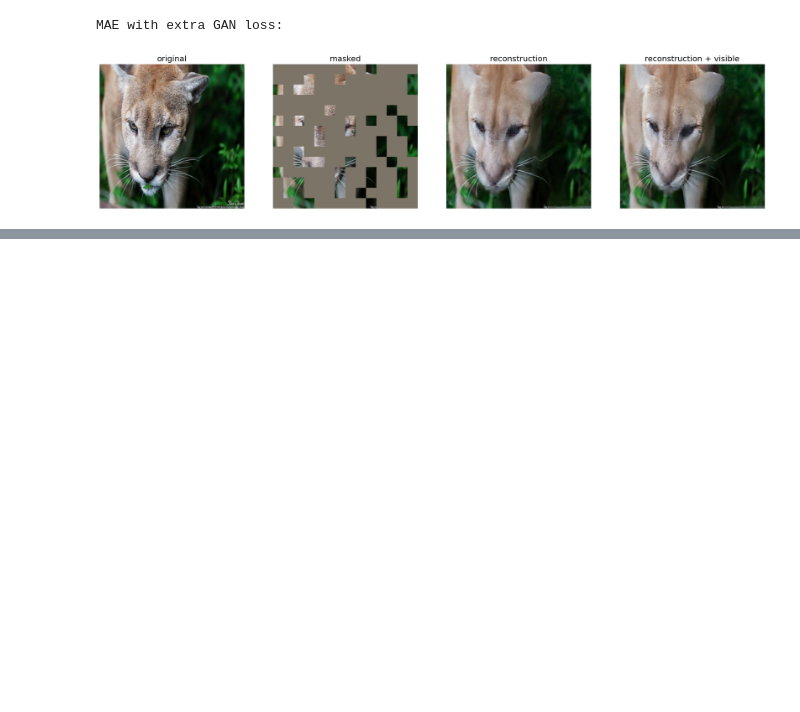
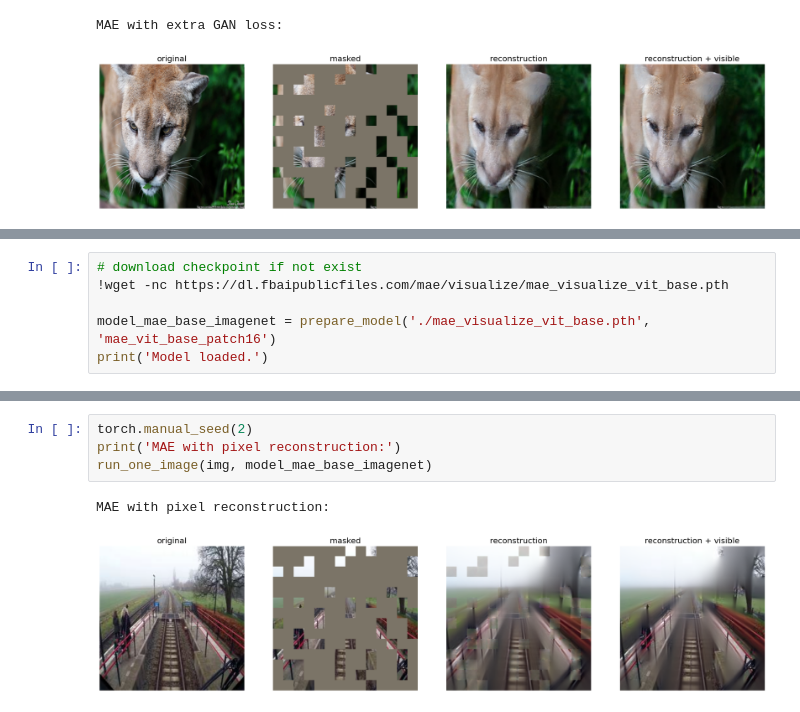
Before and after one commit to Danila-Pechenev/mae_railway_risk, a Jupyter notebook: mae_visualize.ipynb, the cells around one changed output, grey strips where cells are left out. Cells and saved outputs as stored; diff of their text form; blank space fills up the shorter version.

```diff
--- a/mae_visualize.ipynb
+++ b/mae_visualize.ipynb
@@ -188,0 +253,6 @@ MAE with extra GAN loss:
+# %%
+# download checkpoint if not exist
+!wget -nc https://dl.fbaipublicfiles.com/mae/visualize/mae_visualize_vit_base.pth
+
+model_mae_base_imagenet = prepare_model('./mae_visualize_vit_base.pth', 'mae_vit_base_patch16')
+print('Model loaded.')
@@ -188,0 +273,7 @@ MAE with extra GAN loss:
+# %%
+torch.manual_seed(2)
+print('MAE with pixel reconstruction:')
+run_one_image(img, model_mae_base_imagenet)
+# %% [output]
+MAE with pixel reconstruction:
+[figure, added]
```
Also changed, not shown: parts of 10 cells of this notebook, 2 other files.
